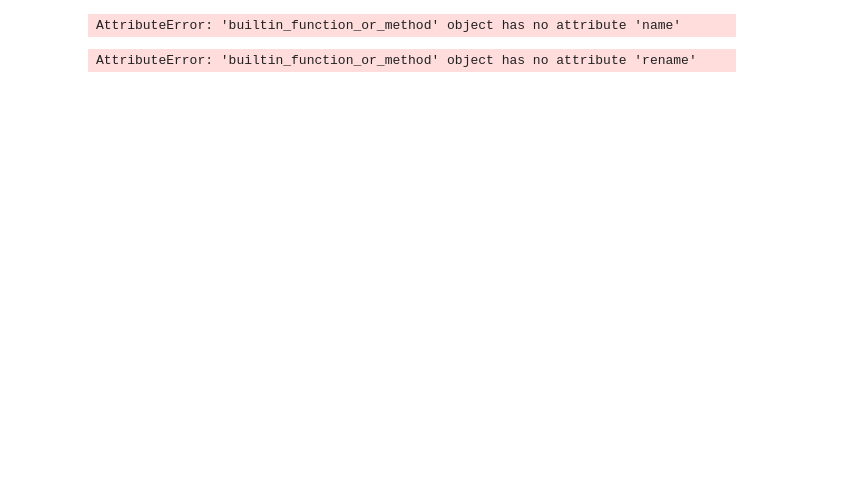
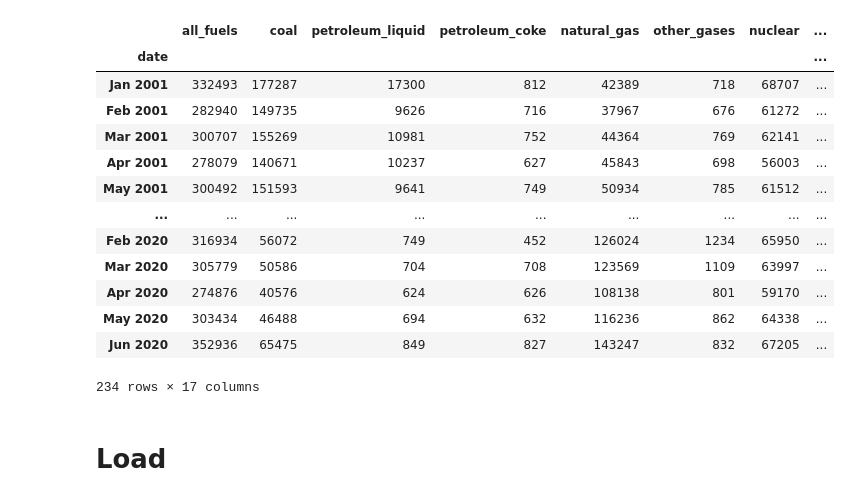
Before and after one commit to arerickson28/energy-pollution-ETL, a Jupyter notebook: energy-pollution-ETL.ipynb, the cells around one changed output. Cells and saved outputs as stored; diff of their text form; code cells hidden in the pictures; blank space fills up the shorter version.

```diff
--- a/energy-pollution-ETL.ipynb
+++ b/energy-pollution-ETL.ipynb
@@ -169,14 +216,5 @@ pollution_data_final = new_pollution_data.rename(index = {'description':'date'},
     'United States : hydro-electric pumped storage' : 'hydro-electric_pump_storage',
     'United States : other' : 'other',
     'United States : all solar' : 'all_solar',
-    'United States : small-scale solar photovoltaic' : 'small-scale_solar_photovoltaic',
-    'United States : all utility-scale solar' : 'all_solar_delete_this_one'
+    'United States : small-scale solar photovoltaic' : 'small-scale_solar_photovoltaic'
 })
-# %%
-pollution_data_final = pollution_data_final.index.name['date']
-# %% [output]
-AttributeError: 'builtin_function_or_method' object has no attribute 'name'
-# %%
-pollution_data_final.index.rename({'description':'date'})
-# %% [output]
-AttributeError: 'builtin_function_or_method' object has no attribute 'rename'
@@ -186,0 +221,19 @@ AttributeError: 'builtin_function_or_method' object has no attribute 'rename'
+# %%
+pollution_data_final = pollution_data_final.rename_axis('date')
+pollution_data_final = pollution_data_final.rename_axis("", axis="columns")
+pollution_data_final
+# %% [output]
+|  | all_fuels | coal | petroleum_liquid | petroleum_coke | natural_gas | other_gases | nuclear | ... |
+| date |  |  |  |  |  |  |  | ... |
+| Jan 2001 | 332493 | 177287 | 17300 | 812 | 42389 | 718 | 68707 | ... |
+| Feb 2001 | 282940 | 149735 | 9626 | 716 | 37967 | 676 | 61272 | ... |
+| Mar 2001 | 300707 | 155269 | 10981 | 752 | 44364 | 769 | 62141 | ... |
+| Apr 2001 | 278079 | 140671 | 10237 | 627 | 45843 | 698 | 56003 | ... |
+| May 2001 | 300492 | 151593 | 9641 | 749 | 50934 | 785 | 61512 | ... |
+| ... | ... | ... | ... | ... | ... | ... | ... | ... |
+| Feb 2020 | 316934 | 56072 | 749 | 452 | 126024 | 1234 | 65950 | ... |
+| Mar 2020 | 305779 | 50586 | 704 | 708 | 123569 | 1109 | 63997 | ... |
+| Apr 2020 | 274876 | 40576 | 624 | 626 | 108138 | 801 | 59170 | ... |
+| May 2020 | 303434 | 46488 | 694 | 632 | 116236 | 862 | 64338 | ... |
+| Jun 2020 | 352936 | 65475 | 849 | 827 | 143247 | 832 | 67205 | ... |
+234 rows × 17 columns
@@ -186,0 +243,2 @@ AttributeError: 'builtin_function_or_method' object has no attribute 'rename'
+# %% [markdown]
+# Load
```
Also changed, not shown: parts of 15 cells of this notebook, 3 other files.
